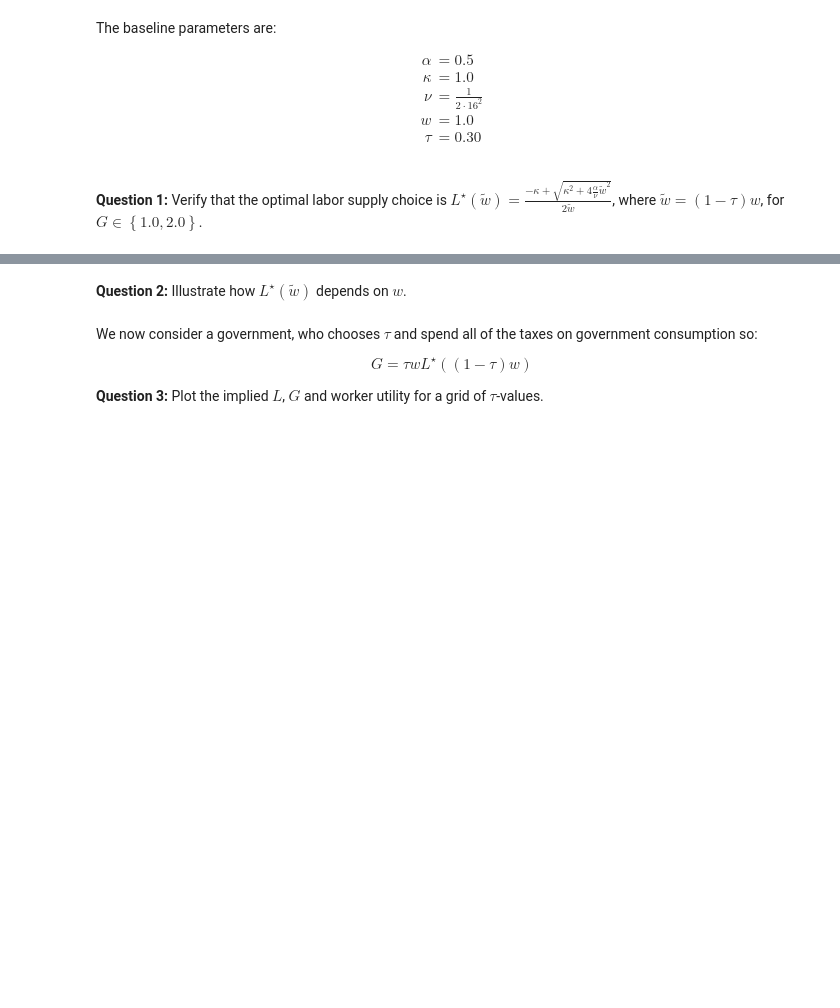
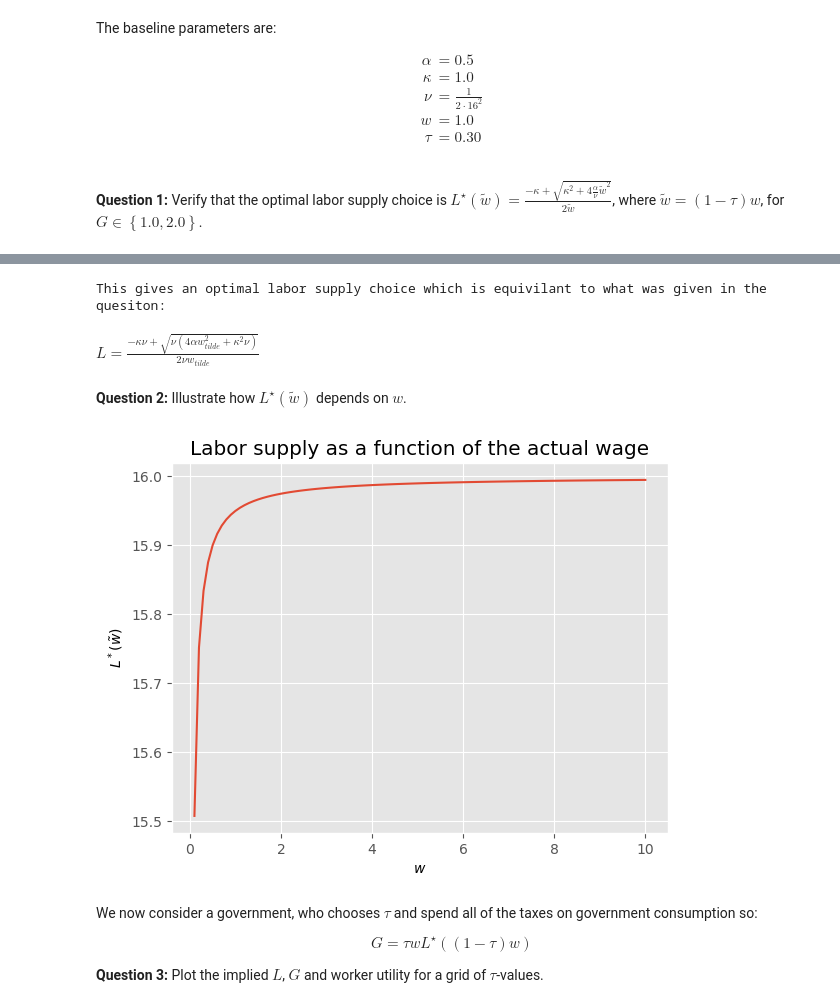
Before and after one commit to NumEconCopenhagen/projects-2023-mathias-emma, a Jupyter notebook: Exam/Question1.ipynb, the cells around one changed output, grey strips where cells are left out. Cells and saved outputs as stored; diff of their text form; code cells hidden in the pictures; blank space fills up the shorter version.

```diff
--- a/Exam/Question1.ipynb
+++ b/Exam/Question1.ipynb
@@ -17,3 +15,11 @@
+# %%
+# write your code here
+import sympy as sm
+import numpy as np
+import matplotlib.pyplot as plt
+
+# style ggplot of matplotlib
+plt.style.use('ggplot')
 # %% [markdown]
 ## 1. <a id='toc1_'></a>[Problem 1: Optimal taxation with government consumption](#toc0_)
 # %% [markdown]
@@ -101,2 +80,30 @@ Optimal labor supply choice is [15.3016502271956, -16.7302216557670] for G in {1
+# %%
+# Define the utility function
+U = sm.ln(C**alpha * G**(1 - alpha)) - nu * L**2 / 2
+
+# Constraint
+C_sub = kappa + tilde_w * L
+C_sub
+
+# Substitute the constraint into the utility function
+U_subs_C = U.subs(C, C_sub)
+U_subs_C
+
+# Take derivative with respect to L
+U_prime = sm.diff(U_subs_C, L)
+U_prime
+
+# # Set derivative equal to zero and solve for L
+L_star = sm.solve(U_prime, L)
+
+# # Print the solution for L
+eq = sm.Eq(L, L_star[1])
+
+# # Print the solution for L
+print(f'This gives an optimal labor supply choice which is equivilant to what was given in the quesiton:')
+eq
+# %% [output]
+This gives an optimal labor supply choice which is equivilant to what was given in the quesiton:
+$\displaystyle L = \frac{- \kappa \nu + \sqrt{\nu \left(4 \alpha w_{tilde}^{2} + \kappa^{2} \nu\right)}}{2 \nu w_{tilde}}$
 # %% [markdown]
 **Question 2:** Illustrate how $L^{\star}(\tilde{w})$ depends on $w$.
@@ -105,3 +127,15 @@ Optimal labor supply choice is [15.3016502271956, -16.7302216557670] for G in {1
+# %%
+# Plotting the relationg between tilde_w and L
+fig = plt.figure()
+ax = fig.add_subplot(1,1,1)
+ax.plot(tilde_w_values, L_val_list)
+ax.set_xlabel(r'$w$')
+ax.set_ylabel(r'$L^*(\tilde{w})$')
+ax.set_title('Labor supply as a function of the actual wage')
+ax.grid(True)
+plt.show()
+# %% [output]
+[figure, added]
 # %% [markdown]
 
 We now consider a government, who chooses $\tau$ and spend all of the taxes on government consumption so:
```
Also changed, not shown: parts of 9 cells of this notebook.
